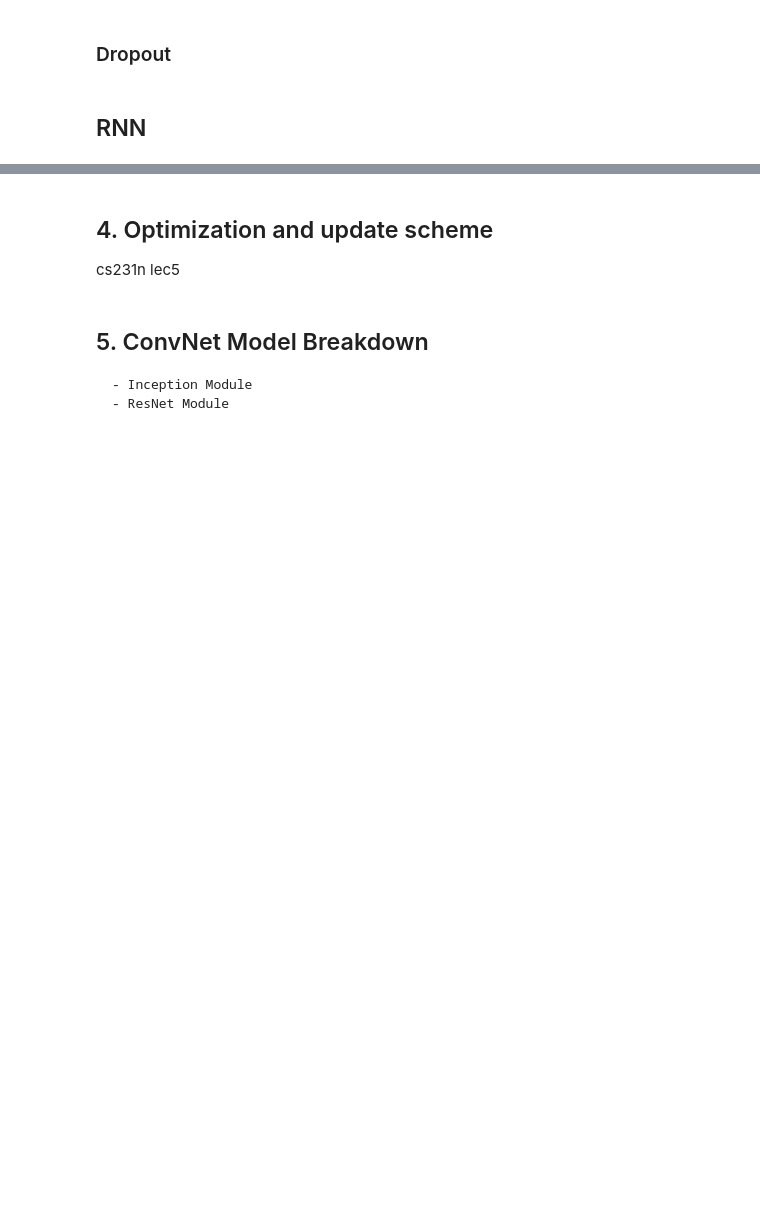
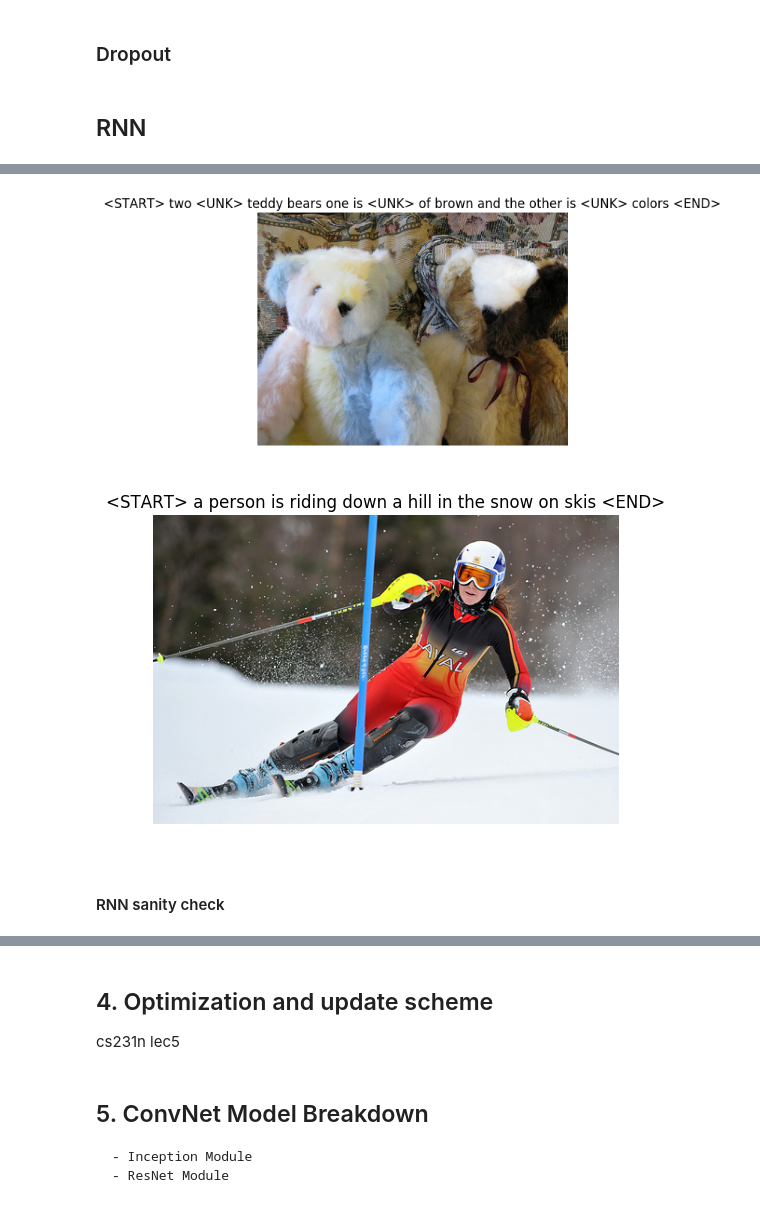
Before and after one commit to TedJeong/ml_tutorials_and_playground, a Jupyter notebook: Finetuning_lab.ipynb, the cells around one changed output, grey strips where cells are left out. Cells and saved outputs as stored; diff of their text form; code cells hidden in the pictures; blank space fills up the shorter version.

```diff
--- a/Finetuning_lab.ipynb
+++ b/Finetuning_lab.ipynb
@@ -2359,0 +2340,9 @@ class GRU():
+# %%
+data = load_coco_data('dataset/coco_captioning', pca_features=True)
+
+# Print out all the keys and values from the data dictionary
+for k, v in data.items():
+    if type(v) == np.ndarray:
+        print(k, type(v), v.shape, v.dtype)
+    else:
+        print(k, type(v), len(v))
@@ -2359,0 +2360,13 @@ class GRU():
+# %%
+batch_size = 2
+
+captions, features, urls = sample_coco_minibatch(data, batch_size=batch_size)
+for i, (caption, url) in enumerate(zip(captions, urls)):
+    plt.imshow(image_from_url(url))
+    plt.axis('off')
+    caption_str = decode_captions(caption, data['idx_to_word'])
+    plt.title(caption_str)
+    plt.show()
+# %% [output]
+[figure, added]
+[figure, added]
@@ -2359,0 +2557,2 @@ class GRU():
+# %% [markdown]
+#### RNN sanity check
```
Also changed, not shown: parts of 8 cells of this notebook, 3 other files.
